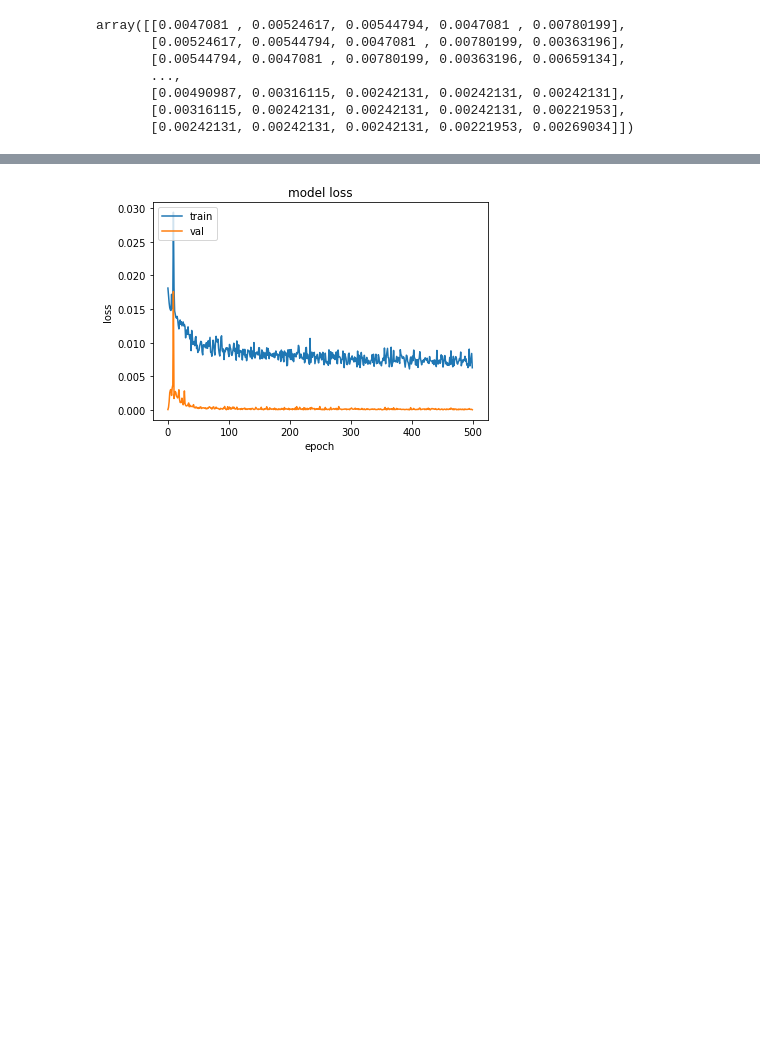
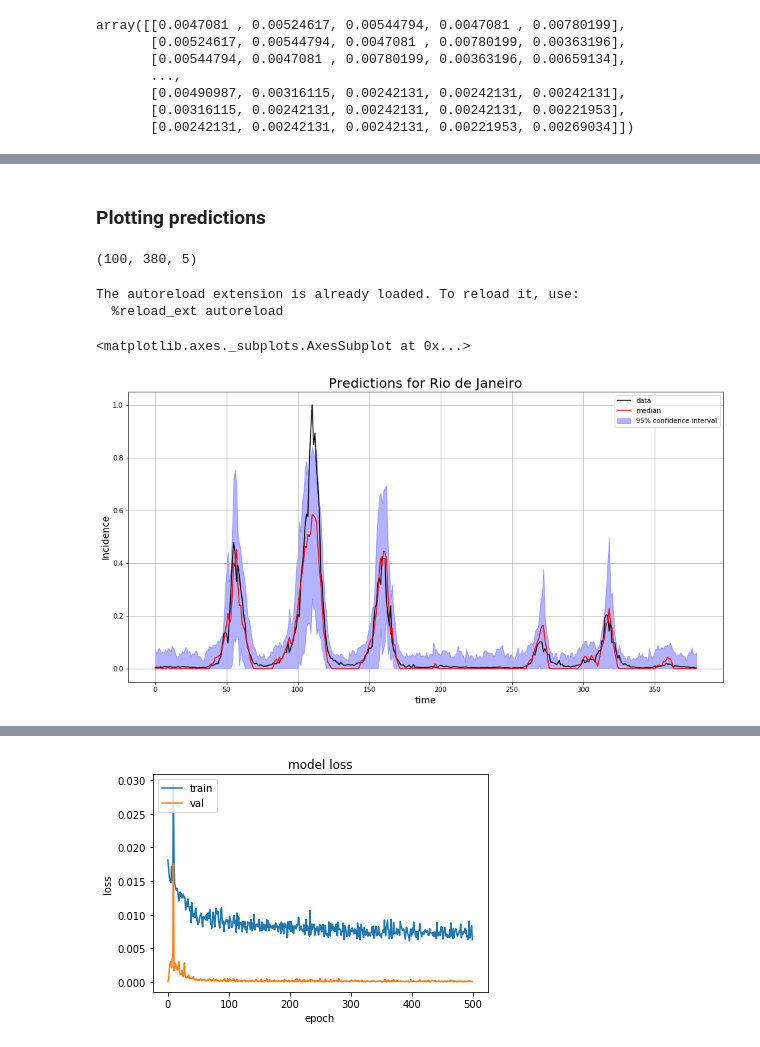
Before and after one commit to AlertaDengue/InfoDenguePredict, a Jupyter notebook: Notebooks/Running LSTM models.ipynb, the cells around one changed output, grey strips where cells are left out. Saved outputs shown, nothing was run; the diff lists cells and outputs as text; code cells hidden in the pictures; blank space fills up the shorter version.

```diff
--- a/Notebooks/Running LSTM models.ipynb
+++ b/Notebooks/Running LSTM models.ipynb
@@ -125,0 +282,38 @@ array([[0.0047081 , 0.00524617, 0.00544794, 0.0047081 , 0.00780199],
+# %% [markdown]
+### Plotting predictions
+# %%
+predictions.shape
+# %% [output]
+(100, 380, 5)
+# %%
+%load_ext autoreload
+%autoreload 2
+import numpy as np
+import pandas as pd
+import matplotlib.pyplot as plt
+import os
+os.chdir("..")
+
+from infodenguepredict.models.deeplearning.lstm import *
+#plot_predicted_vs_data, loss_and_metrics, evaluate, calculate_metrics, train_evaluate_model,
+#from infodenguepredict.models.deeplearning.preprocessing import *
+#from infodenguepredict.models.deeplearning.lstm import lstm.build_model
+#try:
+#    from infodenguepredict.models.deeplearning.lstm import *
+#except Exception as e:
+#    print(e)
+
+import pickle
+
+from keras.layers.core import Dense, Activation, Dropout
+from keras.layers.recurrent import LSTM
+from keras.models import Sequential
+from keras.utils.vis_utils import plot_model
+from keras.callbacks import TensorBoard, EarlyStopping
+from keras import backend as K
+from sklearn.metrics import *
+
+from time import time
+# %% [output]
+The autoreload extension is already loaded. To reload it, use:
+  %reload_ext autoreload
@@ -125,0 +364,6 @@ array([[0.0047081 , 0.00524617, 0.00544794, 0.0047081 , 0.00780199],
+# %%
+fig, ax = plt.subplots(figsize=(16,8))
+plot_quantiles(ax,predictions[:,:,0],y_train[:,0])
+# %% [output]
+<matplotlib.axes._subplots.AxesSubplot at 0x...>
+[figure, added]
```
Also changed, not shown: parts of 30 cells of this notebook, 8 other files.
